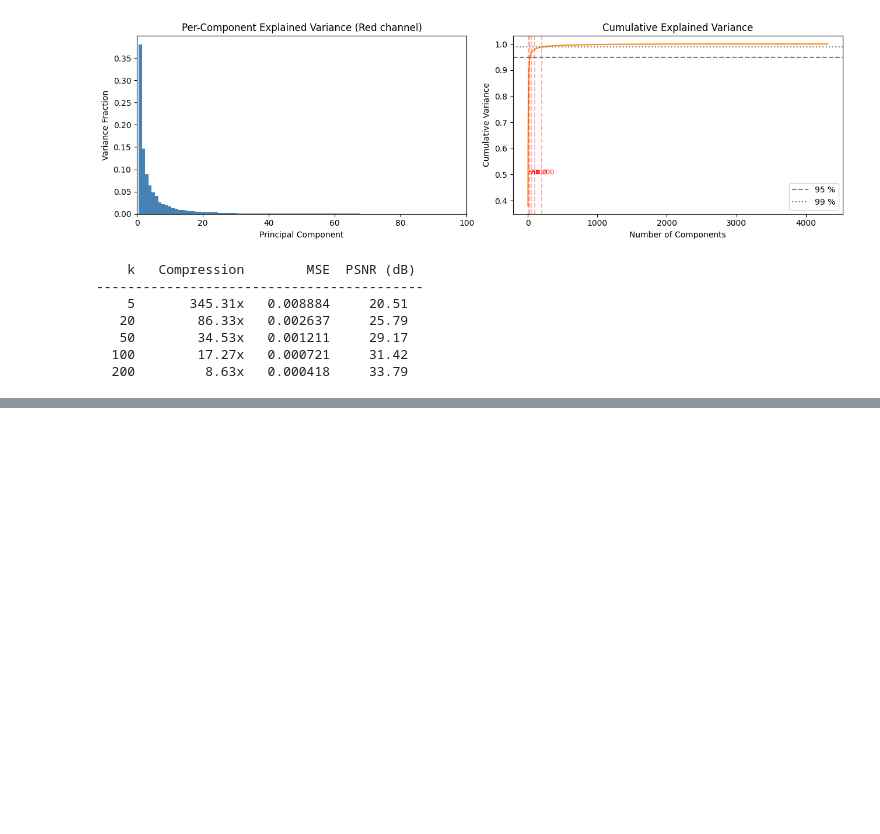
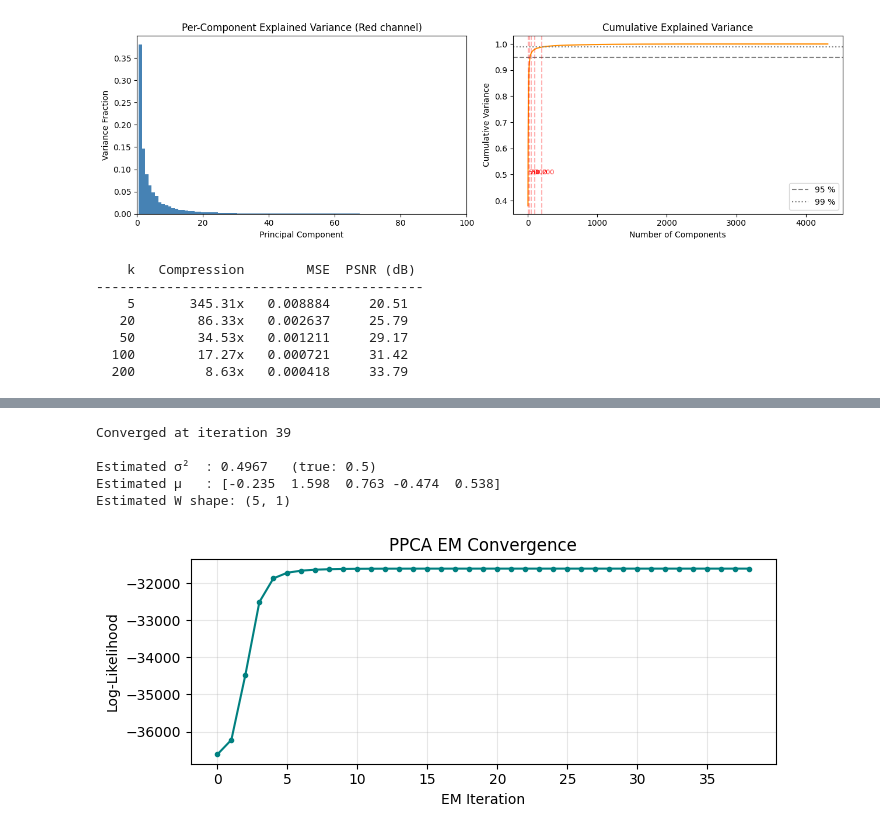
Before and after one commit to mkmishra2000/Sampling-from-a-distribution, a Jupyter notebook: ContinuousLatentVariable.ipynb, the cells around one changed output, grey strips where cells are left out. Saved outputs shown, nothing was run; the diff lists cells and outputs as text; code cells hidden in the pictures; blank space fills up the shorter version.

Commit message:
Added PPCA

```diff
--- a/ContinuousLatentVariable.ipynb
+++ b/ContinuousLatentVariable.ipynb
@@ -278,0 +328,78 @@ for k in component_list:
+# %%
+# ── 2. Fit PPCA via EM algorithm ──
+# E-step:  compute posterior  p(z|x) = N(z | E[z], cov[z])
+# M-step:  update W and σ²
+
+def ppca_em(X, M, n_iter=200, tol=1e-6):
+    N, D = X.shape
+    mu = X.mean(axis=0)
+    X_c = X - mu
+
+    # Initialise parameters
+    W = np.random.randn(D, M) * 0.1
+    sigma2 = 1.0
+    log_liks = []
+
+    for it in range(n_iter):
+        # ── E-step ──
+        # M_mat = W^T W + σ² I_M          (M × M)
+        M_mat = W.T @ W + sigma2 * np.eye(M)
+        M_inv = np.linalg.inv(M_mat)
+
+        # E[z_n]   = M⁻¹ W^T (x_n - μ)
+        Ez = X_c @ W @ M_inv.T                      # (N, M)
+
+        # E[z_n z_n^T] = σ² M⁻¹ + E[z_n] E[z_n]^T
+        # Summed:  S_zz = N σ² M⁻¹ + Ez^T Ez       (M × M)
+        S_zz = N * sigma2 * M_inv + Ez.T @ Ez
+
+        # ── M-step ──
+        # W_new = (Σ x_n E[z_n]^T) (Σ E[z_n z_n^T])⁻¹
+        W_new = (X_c.T @ Ez) @ np.linalg.inv(S_zz)
+
+        # σ²_new = (1/ND) Σ [ ||x_n - μ||² - 2 E[z_n]^T W_new^T (x_n - μ)
+        #          + Tr(E[z_n z_n^T] W_new^T W_new) ]
+        sigma2_new = (
+            np.sum(X_c ** 2)
+            - 2 * np.sum(Ez * (X_c @ W_new))
+            + np.trace(S_zz @ (W_new.T @ W_new))
+        ) / (N * D)
+
+        # ── Log-likelihood (marginal) ──
+        C = W_new @ W_new.T + sigma2_new * np.eye(D)
+        sign, logdet = np.linalg.slogdet(C)
+        C_inv = np.linalg.inv(C)
+        ll = -0.5 * N * (D * np.log(2 * np.pi) + logdet
+              + np.trace(C_inv @ (X_c.T @ X_c) / N))
+        log_liks.append(ll)
+
+        # Check convergence
+        W, sigma2 = W_new, sigma2_new
+        if it > 0 and abs(log_liks[-1] - log_liks[-2]) < tol:
+            print(f"Converged at iteration {it + 1}")
+            break
+
+    return W, sigma2, mu, log_liks
+
+W_em, sigma2_em, mu_em, log_liks = ppca_em(X, M)
+
+print(f"\nEstimated σ²  : {sigma2_em:.4f}   (true: {sigma2_true})")
+print(f"Estimated μ   : {np.round(mu_em, 3)}")
+print(f"Estimated W shape: {W_em.shape}")
+
+# Plot convergence
+plt.figure(figsize=(7, 3))
+plt.plot(log_liks, "o-", markersize=3, color="teal")
+plt.xlabel("EM Iteration")
+plt.ylabel("Log-Likelihood")
+plt.title("PPCA EM Convergence")
+plt.grid(True, alpha=0.3)
+plt.tight_layout()
+plt.show()
+# %% [output]
+Converged at iteration 39
+
+Estimated σ²  : 0.4967   (true: 0.5)
+Estimated μ   : [-0.235  1.598  0.763 -0.474  0.538]
+Estimated W shape: (5, 1)
+[figure, added]
```
Also changed, not shown: parts of 6 cells of this notebook.
